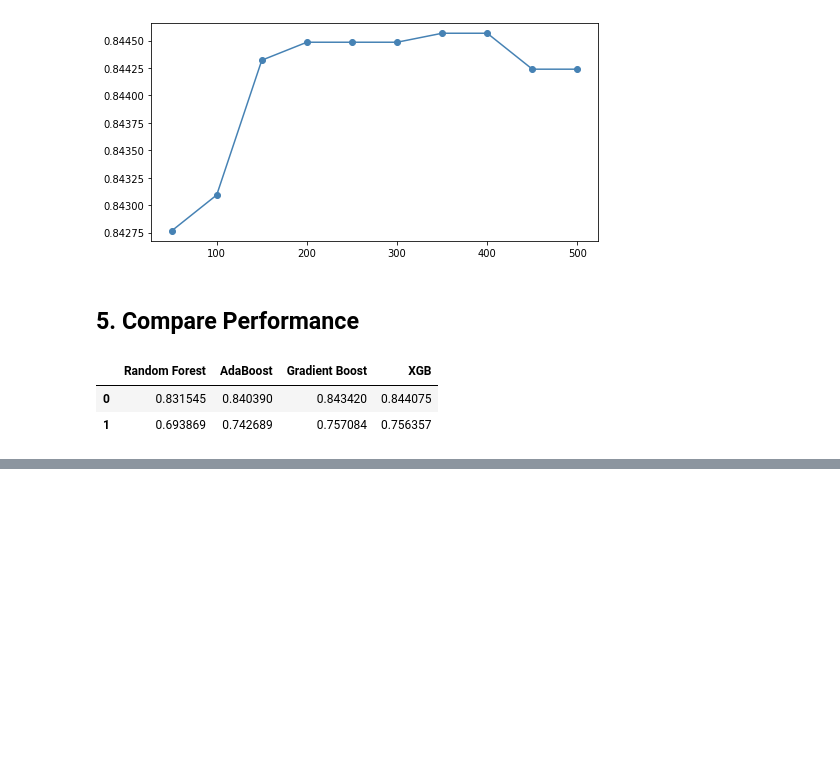
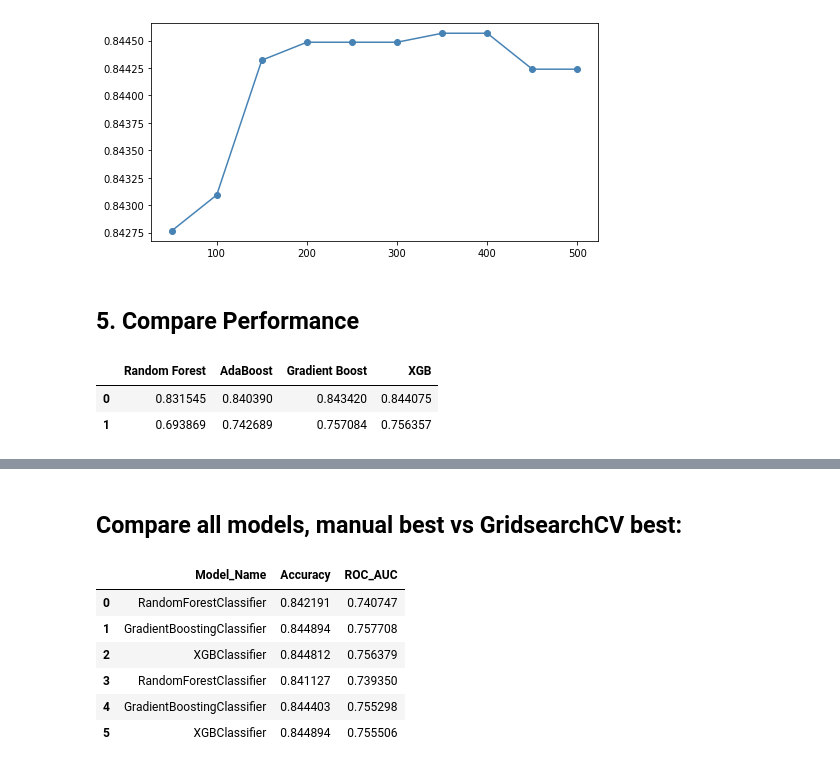
Before and after one commit to oliverlintl/6070-CA04-Ensemble-Models, a Jupyter notebook: CA04_Oliver_Lin.ipynb, the cells around one changed output, grey strips where cells are left out. Saved outputs shown, nothing was run; the diff lists cells and outputs as text; code cells hidden in the pictures; blank space fills up the shorter version.

```diff
--- a/CA04_Oliver_Lin.ipynb
+++ b/CA04_Oliver_Lin.ipynb
@@ -300,0 +381,13 @@ comparison
+# %%
+xgb_pipe = Pipeline([('mms', MinMaxScaler()),
+                     ('xgb', XGBClassifier())])
+
+params = [{'xgb__max_depth': [3, 5, 7, 9],
+         'xgb__n_estimators': [50,100,150,200,250,300,350,400,450,500]}]
+
+gs_xgb = GridSearchCV(xgb_pipe,
+                      param_grid=params,
+                      scoring='accuracy',
+                      cv=5)
+gs_xgb.fit(X_train, y_train)
+gs_xgb.best_params_
@@ -300,0 +408,41 @@ comparison
+# %% [markdown]
+## Compare all models, manual best vs GridsearchCV best:
+# %%
+# create data frame contraining all models' accuracy and AUC
+# instantiate all models
+rf_manual = RandomForestClassifier(n_estimators = 100, max_depth=10, random_state=101)
+gb_manual = GradientBoostingClassifier(n_estimators = 100, max_depth=4, random_state=101)
+xgb_manual =  XGBClassifier(n_estimators = 400, max_depth=3, random_state=101)
+rf_gs = RandomForestClassifier(n_estimators = 250, max_depth=9, random_state=101)
+gb_gs = GradientBoostingClassifier(n_estimators = 300, max_depth=3, random_state=101)
+xgb_gs =  XGBClassifier(n_estimators = 300, max_depth=3, random_state=101)
+
+models = [rf_manual, gb_manual, xgb_manual, rf_gs, gb_gs, xgb_gs]
+# %%
+# calculate metrics and append to lists
+model_name = []
+acc_list = []
+auc_list = []
+
+for model in models:
+  model.fit(X_train, y_train)
+  y_pred = model.predict(X_test)
+
+  accuracy = accuracy_score(y_test, y_pred)
+  auc = roc_auc_score(y_test, y_pred)
+
+  model_name.append(re.search(r'([\w]+)\(', str(model)).group(1))
+  acc_list.append(accuracy)
+  auc_list.append(auc)
+# %%
+# convert lists to dataframe
+comparison = pd.DataFrame(list(zip(model_name, acc_list, auc_list)), columns = ['Model_Name', 'Accuracy', 'ROC_AUC'])
+comparison
+# %% [output]
+|  | Model_Name | Accuracy | ROC_AUC |
+| 0 | RandomForestClassifier | 0.842191 | 0.740747 |
+| 1 | GradientBoostingClassifier | 0.844894 | 0.757708 |
+| 2 | XGBClassifier | 0.844812 | 0.756379 |
+| 3 | RandomForestClassifier | 0.841127 | 0.739350 |
+| 4 | GradientBoostingClassifier | 0.844403 | 0.755298 |
+| 5 | XGBClassifier | 0.844894 | 0.755506 |
```
Also changed, not shown: parts of 18 cells of this notebook.
